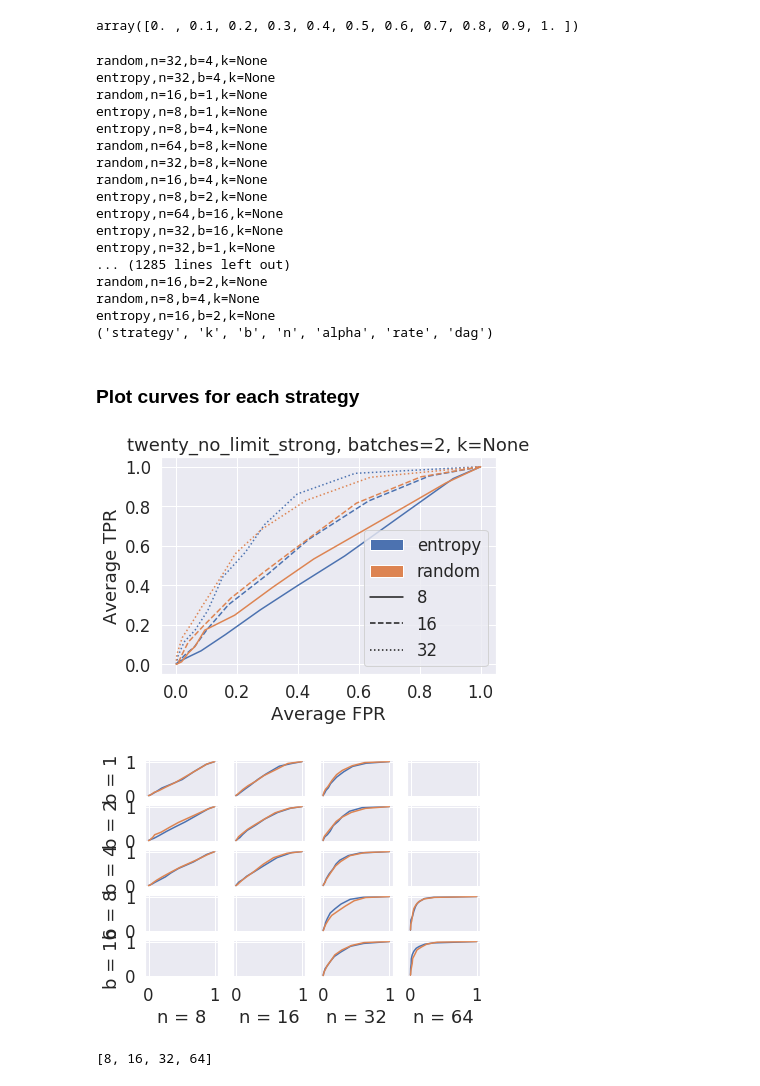
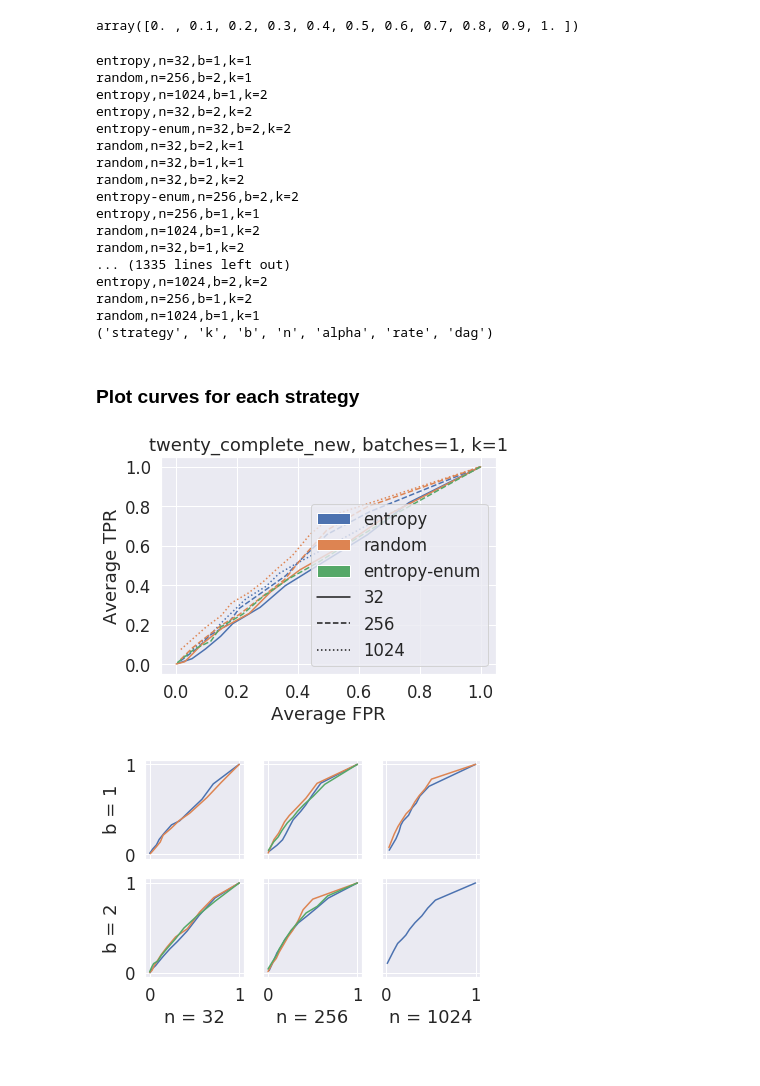
Before and after one commit to agrawalraj/active_learning, a Jupyter notebook: new/analyze_results.ipynb, the cells around one changed output. Saved outputs shown, nothing was run; the diff lists cells and outputs as text; code cells hidden in the pictures.

```diff
--- a/new/analyze_results.ipynb
+++ b/new/analyze_results.ipynb
@@ -1,7 +1,7 @@
 # %% [markdown]
 ### Dataset to use - change this value to analyze a different data set
 # %%
-dataset = 'twenty_no_limit_strong'
+dataset = 'twenty_complete_new'
 # %%
 from analysis import check_folder
 check_folder.check_folder(dataset)
@@ -51,10 +51,10 @@ Computed parent probabilities
 # %% [markdown]
 ### Load the rates DataArray, a 7-dimensional tensor mapping each strategy (strategy name, n, b, k) and significance level to the value of a rate for all DAGs
 # %%
-strategy_names = ['entropy', 'random']
-ks = [None]
-bs = [1, 2, 4, 8, 16]
-ns = [8, 16, 32, 64]
+strategy_names = ['entropy', 'random', 'entropy-enum']
+ks = [1, 2]
+bs = [1, 2]
+ns = [32, 256, 1024]
 np.linspace(0, 1, 11)
 # %% [output]
 array([0. , 0.1, 0.2, 0.3, 0.4, 0.5, 0.6, 0.7, 0.8, 0.9, 1. ])
@@ -73,22 +73,22 @@ rates_da = check_gies.get_rates_data_array(
 )
 print(rates_da.dims)
 # %% [output]
-random,n=32,b=4,k=None
-entropy,n=32,b=4,k=None
-random,n=16,b=1,k=None
-entropy,n=8,b=1,k=None
-entropy,n=8,b=4,k=None
-random,n=64,b=8,k=None
-random,n=32,b=8,k=None
-random,n=16,b=4,k=None
-entropy,n=8,b=2,k=None
-entropy,n=64,b=16,k=None
-entropy,n=32,b=16,k=None
-entropy,n=32,b=1,k=None
-... (1285 lines left out)
-random,n=16,b=2,k=None
-random,n=8,b=4,k=None
-entropy,n=16,b=2,k=None
+entropy,n=32,b=1,k=1
+random,n=256,b=2,k=1
+entropy,n=1024,b=1,k=2
+entropy,n=32,b=2,k=2
+entropy-enum,n=32,b=2,k=2
+random,n=32,b=2,k=1
+random,n=32,b=1,k=1
+random,n=32,b=2,k=2
+entropy-enum,n=256,b=2,k=2
+entropy,n=256,b=1,k=1
+random,n=1024,b=1,k=2
+random,n=32,b=1,k=2
+... (1335 lines left out)
+entropy,n=1024,b=2,k=2
+random,n=256,b=1,k=2
+random,n=1024,b=1,k=1
 ('strategy', 'k', 'b', 'n', 'alpha', 'rate', 'dag')
 # %% [markdown]
 ### Plot curves for each strategy
@@ -115,27 +115,27 @@ strat_handles = [
 # %%
 plt.clf()
 
 rate_avgs_da = rates_da.mean(dim='dag')
-b=2
-k=None
+b=1
+k=1
 for strategy, color in zip(strategy_names, colors):
     for n, linestyle in zip(ns, linestyles):
         strat_avg_tprs = rate_avgs_da.sel(strategy=strategy, b=b, k=k, n=n, rate='tpr').values
         strat_avg_fprs = rate_avgs_da.sel(strategy=strategy, b=b, k=k, n=n, rate='fpr').values
         tpr_fpr_df = order_tpr_fpr(strat_avg_fprs, strat_avg_tprs)
         plt.plot(tpr_fpr_df['fpr'], tpr_fpr_df['tpr'], linestyle=linestyle, color=color)
 
 plt.legend(
     handles=strat_handles + sample_handles
 )
 plt.title(dataset + ', batches=%s, k=%s' % (b, k))
 plt.xlabel('Average FPR')
 plt.ylabel('Average TPR');
 # %% [output]
-[figure, old version]
+[figure, new version]
 # %%
 fig, ax = plt.subplots(len(bs), len(ns), sharey=True, sharex=True)
-k=None
+k=2
 for (b_ix, b), (n_ix, n) in itr.product(list(enumerate(bs)), list(enumerate(ns))):
     for strategy, color in zip(strategy_names, colors):
         avg_rates = rate_avgs_da.sel(strategy=strategy, b=b, k=k, n=n)
@@ -146,8 +146,4 @@ for (b_ix, b), (n_ix, n) in itr.product(list(enumerate(bs)), list(enumerate(ns))
         if n_ix == 0:
             ax[b_ix, n_ix].set_ylabel('b = %s' % b)
 # %% [output]
-[figure, old version]
+[figure, new version]
-# %%
-ns
-# %% [output]
-[8, 16, 32, 64]
```
Also changed, not shown: parts of 17 cells of this notebook.
